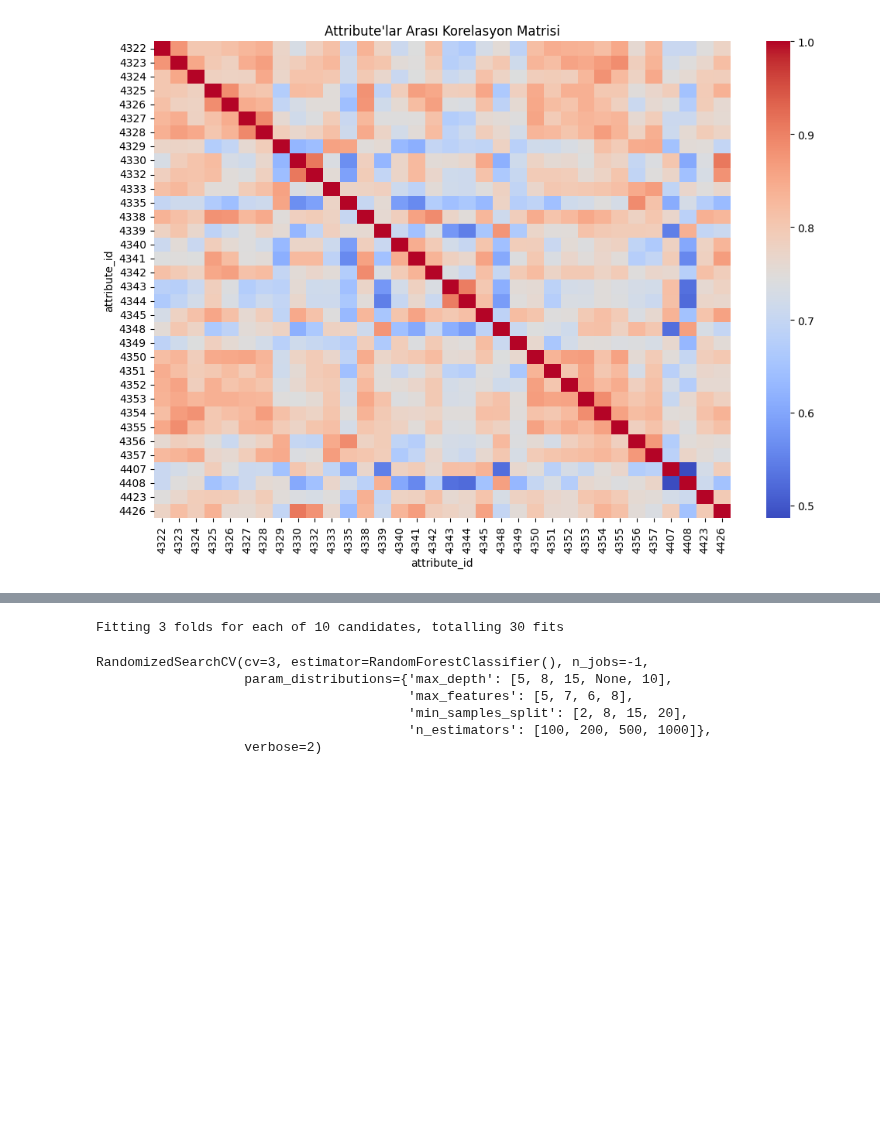
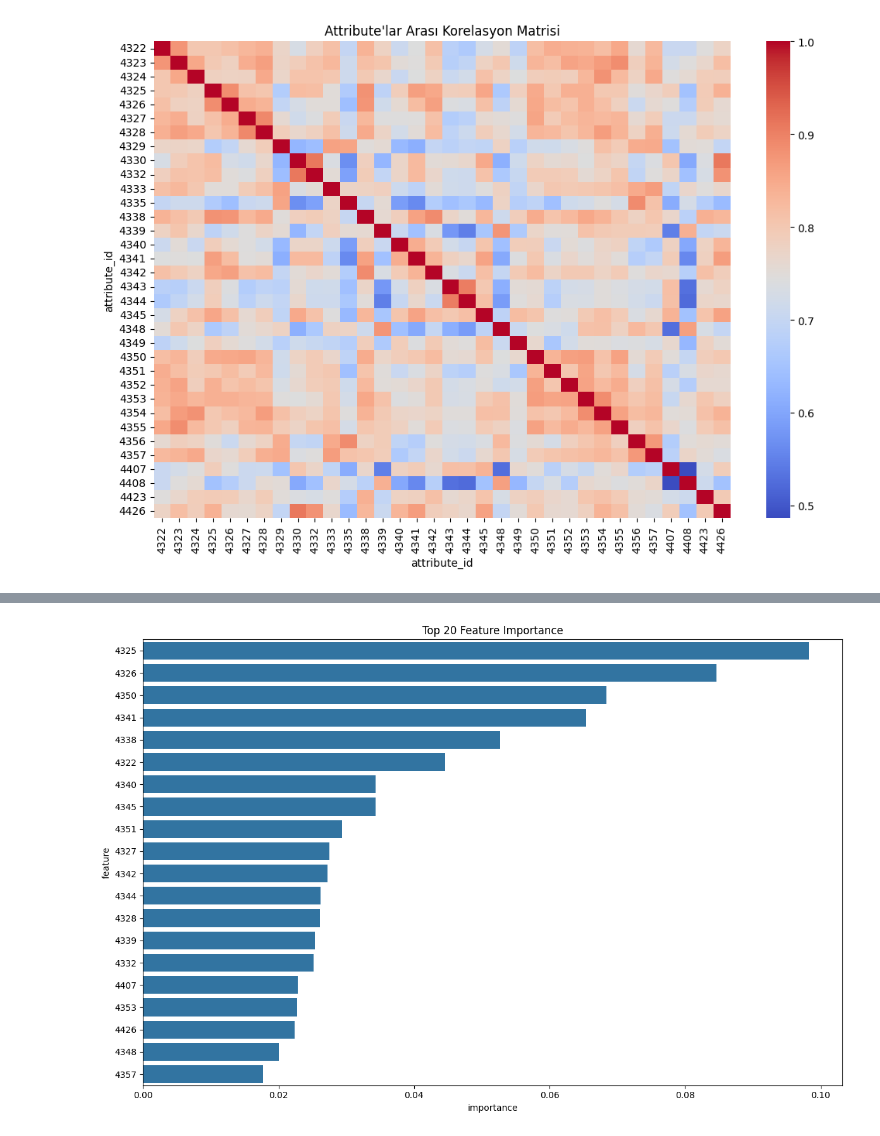
Before and after one commit to sametzden/Scoutium, a Jupyter notebook: scoutium.ipynb, the cells around one changed output, grey strips where cells are left out. Cells and saved outputs as stored; diff of their text form; code cells hidden in the pictures; blank space fills up the shorter version.

```diff
--- a/scoutium.ipynb
+++ b/scoutium.ipynb
@@ -388,0 +237,4 @@ X_test.shape
+# %%
+scaler = StandardScaler()
+X_train = pd.DataFrame(scaler.fit_transform(X_train), columns=X_train.columns)
+X_test = pd.DataFrame(scaler.transform(X_test), columns=X_test.columns)
@@ -388,0 +251,3 @@ X_test.shape
+# %%
+smote = SMOTE(random_state=42)
+X_train, y_train = smote.fit_resample(X_train, y_train)
@@ -389,5 +266,4 @@ X_test.shape
 # %%
-from sklearn.ensemble import RandomForestClassifier
-rfc = RandomForestClassifier(n_estimators=10, random_state=15)
+rfc = RandomForestClassifier(n_estimators=100, max_depth=15, random_state=42, class_weight='balanced', n_jobs=-1)
 rfc.fit(X_train, y_train)
 # %% [output]
@@ -427 +292,14 @@ plt.show()
+# %%
+feature_importance = pd.DataFrame({
+    'feature': X_train.columns,
+    'importance': rfc.feature_importances_
+}).sort_values(by="importance", ascending=False)
+# %%
+plt.figure(figsize=(12, 8))
+sns.barplot(data=feature_importance.head(20), x='importance', y='feature')
+plt.title("Top 20 Feature Importance")
+plt.tight_layout()
+plt.show()
+# %% [output]
+[figure, added]
 # %%
@@ -433,13 +312,0 @@ rf_params = {"max_depth": [5, 8, 15, None, 10],
-# %%
-from sklearn.model_selection import RandomizedSearchCV
-rfc = RandomForestClassifier()
-rscv = RandomizedSearchCV(estimator=rfc, param_distributions=rf_params,n_iter=10,cv=3,verbose=2,n_jobs=-1)
-rscv.fit(X_train, y_train)
-# %% [output]
-Fitting 3 folds for each of 10 candidates, totalling 30 fits
-RandomizedSearchCV(cv=3, estimator=RandomForestClassifier(), n_jobs=-1,
-                   param_distributions={'max_depth': [5, 8, 15, None, 10],
-                                        'max_features': [5, 7, 6, 8],
-                                        'min_samples_split': [2, 8, 15, 20],
-                                        'n_estimators': [100, 200, 500, 1000]},
-                   verbose=2)
```
Also changed, not shown: parts of 50 cells of this notebook.
